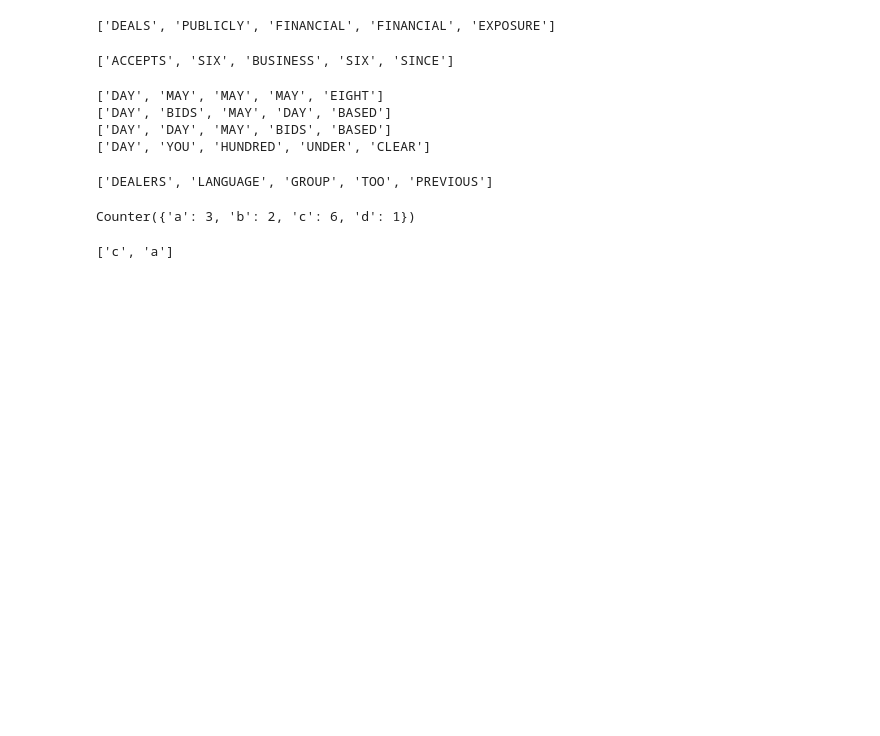
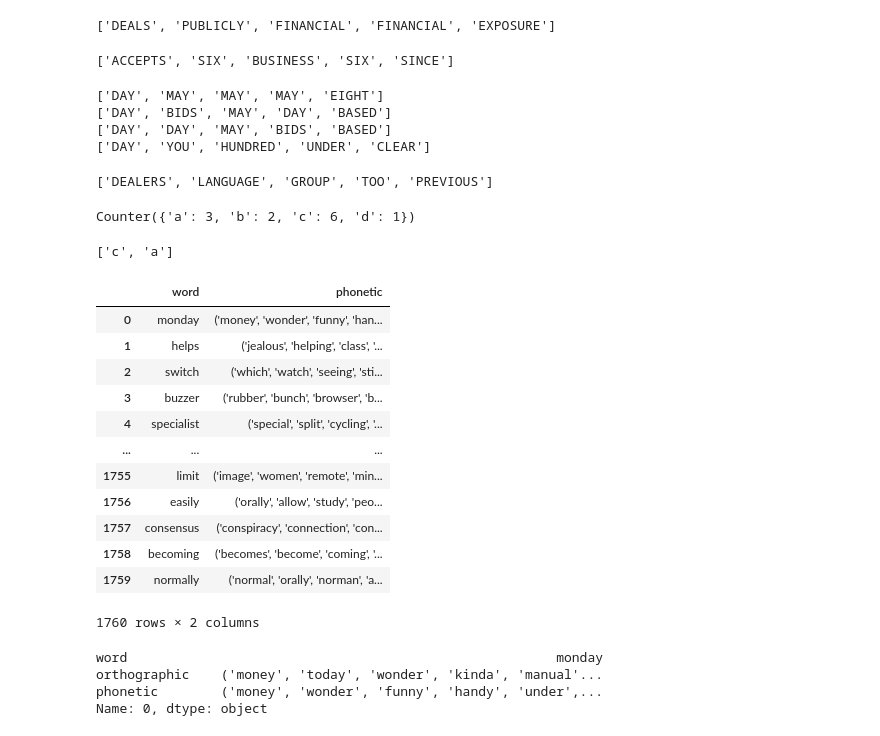
Before and after one commit to jayeshmahapatra/acoustic_word_embeddings, a Jupyter notebook: Simple CNN AWE.ipynb, the cells around one changed output. Cells and saved outputs as stored; diff of their text form; code cells hidden in the pictures; blank space fills up the shorter version.

```diff
--- a/Simple CNN AWE.ipynb
+++ b/Simple CNN AWE.ipynb
@@ -860,3 +858,5 @@ mc = [key for (key,count) in c.most_common(2)]
 mc
 # %% [output]
 ['c', 'a']
+# %%
+nn = pd.read_csv("Data/edit_nearest_neighbours.txt")
@@ -862,0 +865,23 @@ mc
+# %%
+nn
+# %% [output]
+|  | word | phonetic |
+| 0 | monday | ('money', 'wonder', 'funny', 'han... |
+| 1 | helps | ('jealous', 'helping', 'class', '... |
+| 2 | switch | ('which', 'watch', 'seeing', 'sti... |
+| 3 | buzzer | ('rubber', 'bunch', 'browser', 'b... |
+| 4 | specialist | ('special', 'split', 'cycling', '... |
+| ... | ... | ... |
+| 1755 | limit | ('image', 'women', 'remote', 'min... |
+| 1756 | easily | ('orally', 'allow', 'study', 'peo... |
+| 1757 | consensus | ('conspiracy', 'connection', 'con... |
+| 1758 | becoming | ('becomes', 'become', 'coming', '... |
+| 1759 | normally | ('normal', 'orally', 'norman', 'a... |
+1760 rows × 2 columns
+# %%
+nn.iloc[0]
+# %% [output]
+word                                                       monday
+orthographic    ('money', 'today', 'wonder', 'kinda', 'manual'...
+phonetic        ('money', 'wonder', 'funny', 'handy', 'under',...
+Name: 0, dtype: object
```
Also changed, not shown: parts of 11 cells of this notebook, 3 other files.
